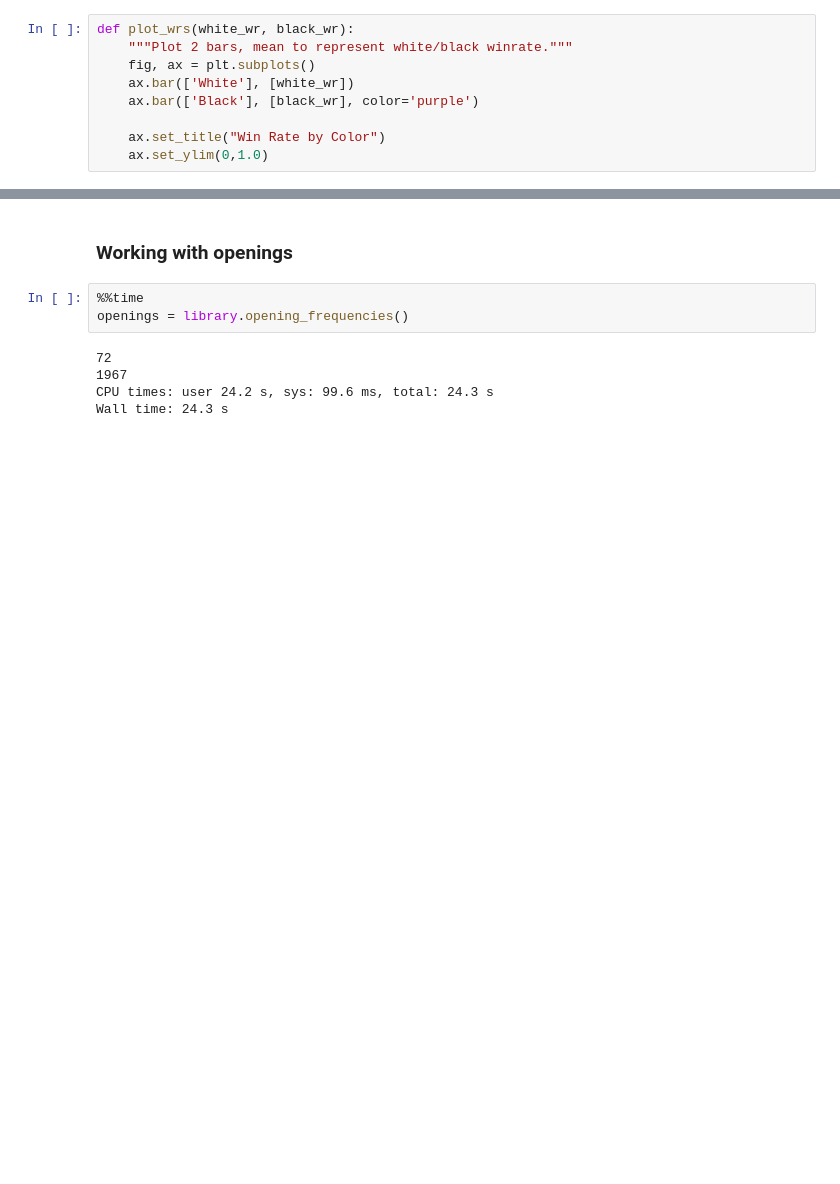
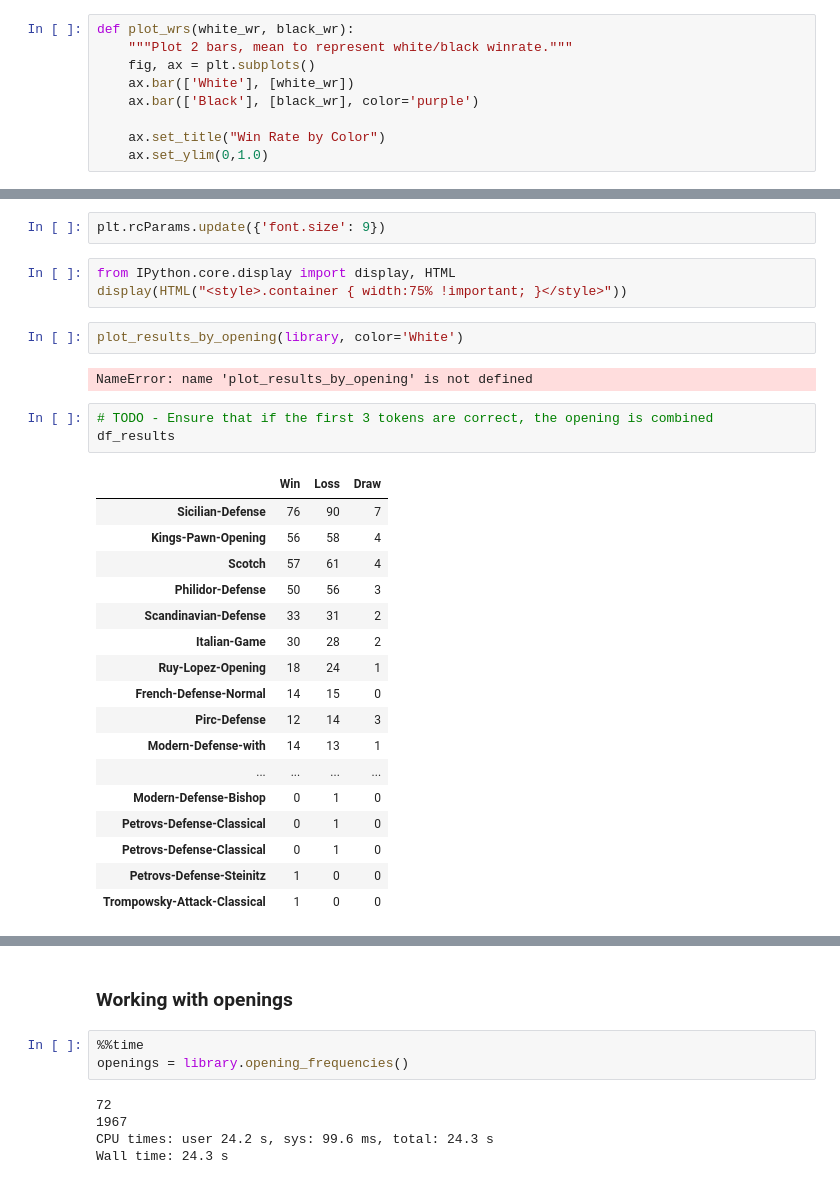
Before and after one commit to LucDoh/chess_analysis, a Jupyter notebook: notebooks/experiments_game_library.ipynb, the cells around one changed output, grey strips where cells are left out. Cells and saved outputs as stored; diff of their text form; blank space fills up the shorter version.

Commit message:
Winrate by opening and plotting

```diff
--- a/notebooks/experiments_game_library.ipynb
+++ b/notebooks/experiments_game_library.ipynb
@@ -61,0 +145,30 @@ plot_wrs(white_wr, black_wr)
+# %%
+plt.rcParams.update({'font.size': 9})
+# %%
+from IPython.core.display import display, HTML
+display(HTML("<style>.container { width:75% !important; }</style>"))
+# %%
+plot_results_by_opening(library, color='White')
+# %% [output]
+NameError: name 'plot_results_by_opening' is not defined
+# %%
+# TODO - Ensure that if the first 3 tokens are correct, the opening is combined
+df_results
+# %% [output]
+|  | Win | Loss | Draw |
+| Sicilian-Defense | 76 | 90 | 7 |
+| Kings-Pawn-Opening | 56 | 58 | 4 |
+| Scotch | 57 | 61 | 4 |
+| Philidor-Defense | 50 | 56 | 3 |
+| Scandinavian-Defense | 33 | 31 | 2 |
+| Italian-Game | 30 | 28 | 2 |
+| Ruy-Lopez-Opening | 18 | 24 | 1 |
+| French-Defense-Normal | 14 | 15 | 0 |
+| Pirc-Defense | 12 | 14 | 3 |
+| Modern-Defense-with | 14 | 13 | 1 |
+| ... | ... | ... | ... |
+| Modern-Defense-Bishop | 0 | 1 | 0 |
+| Petrovs-Defense-Classical | 0 | 1 | 0 |
+| Petrovs-Defense-Classical | 0 | 1 | 0 |
+| Petrovs-Defense-Steinitz | 1 | 0 | 0 |
+| Trompowsky-Attack-Classical | 1 | 0 | 0 |
```
Also changed, not shown: parts of 36 cells of this notebook, 8 other files.
